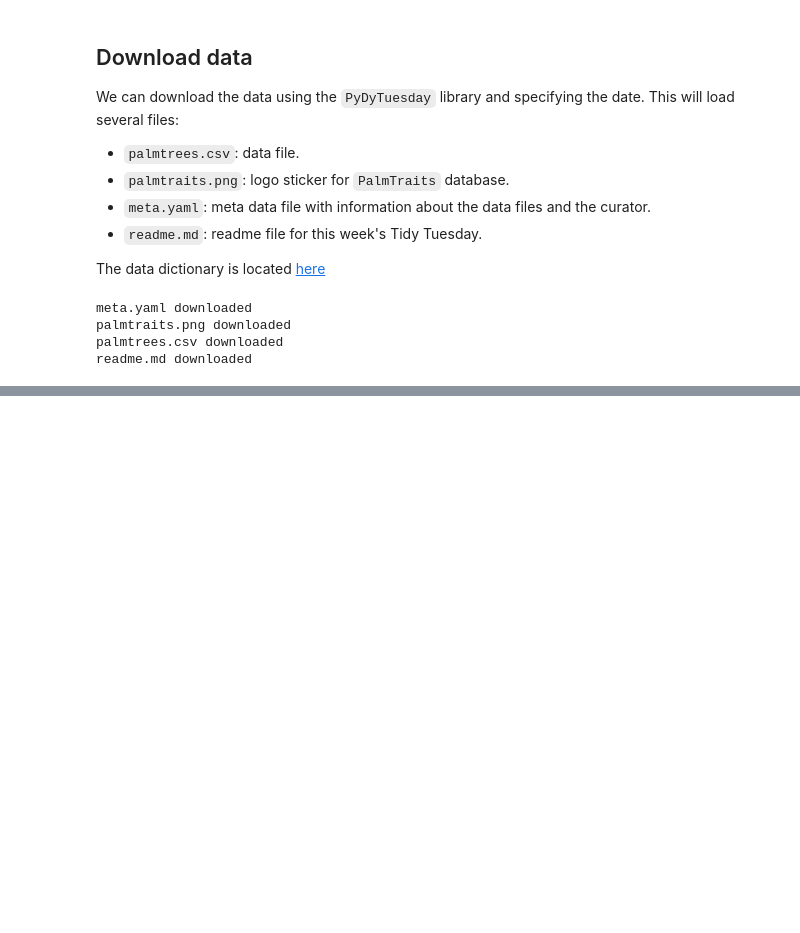
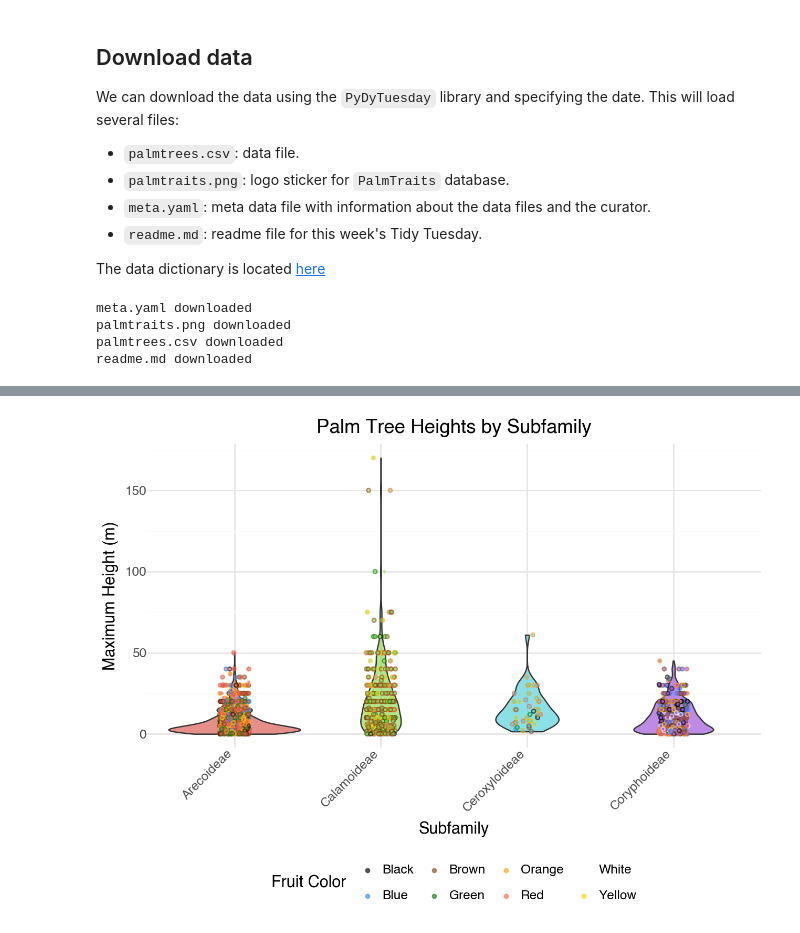
Before and after one commit to kylieainslie/pydy-tuesday, a Jupyter notebook: 2025-03-18/pt_2025-03-18.ipynb, the cells around one changed output, grey strips where cells are left out. Cells and saved outputs as stored; diff of their text form; code cells hidden in the pictures; blank space fills up the shorter version.

```diff
--- a/2025-03-18/pt_2025-03-18.ipynb
+++ b/2025-03-18/pt_2025-03-18.ipynb
@@ -179,0 +190,26 @@ By determining the mean and standard deviations of scores for each metric, we se
+# %%
+# Create violin plot with jittered points
+plot2 = (
+    p9.ggplot(df, p9.aes(x="palm_subfamily", y="max_stem_height_m", fill="palm_subfamily"))
+    + p9.geom_violin(alpha=0.7)
+    + p9.geom_jitter(p9.aes(color='color_category'), width=0.1, size=1, alpha=0.6)
+    + p9.scale_color_manual(values=category_colors)
+    + p9.theme_minimal()
+    + p9.labs(
+        title="Palm Tree Heights by Subfamily",
+        x="Subfamily",
+        y="Maximum Height (m)"
+    )
+    + p9.theme(
+        axis_text_x=p9.element_text(rotation=45, hjust=1),
+        legend_position='bottom'
+    )
+    + p9.guides(
+        fill='none',
+        color=p9.guide_legend(title="Fruit Color")
+    )
+)
+
+plot2
+# %% [output]
+[figure, added]
```
Also changed, not shown: parts of 21 cells of this notebook.
